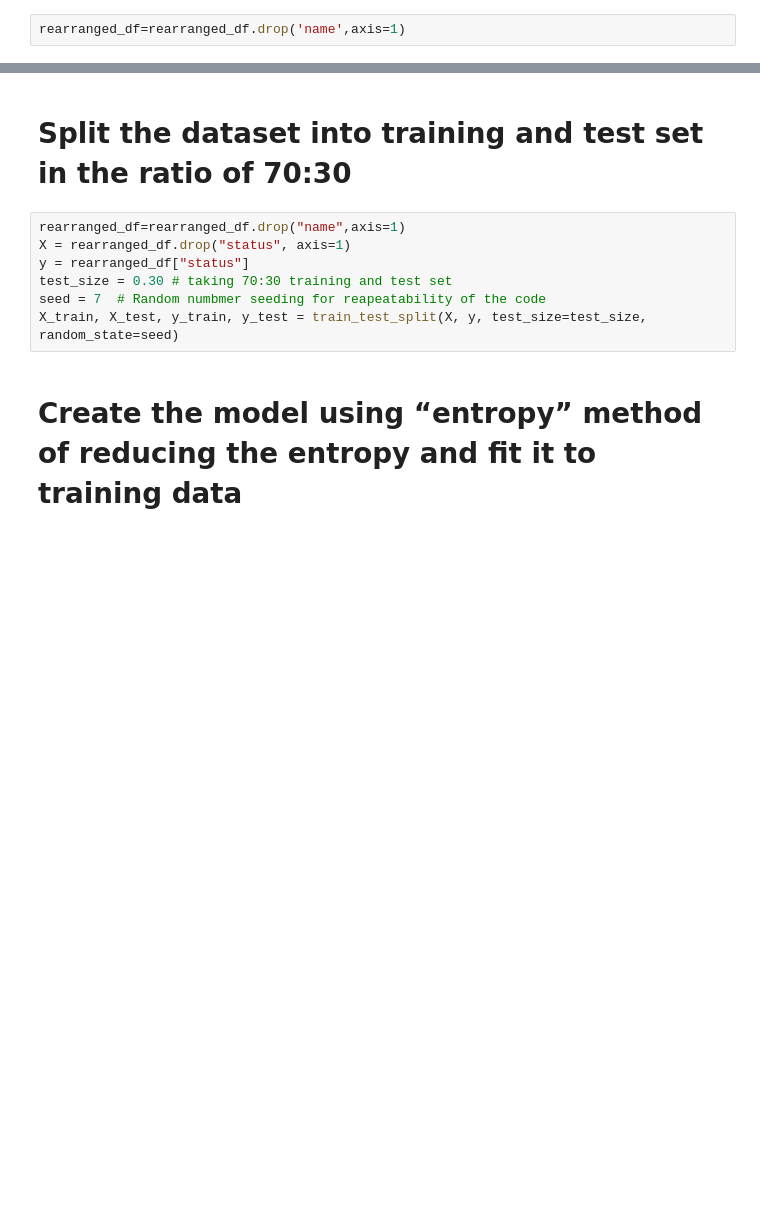
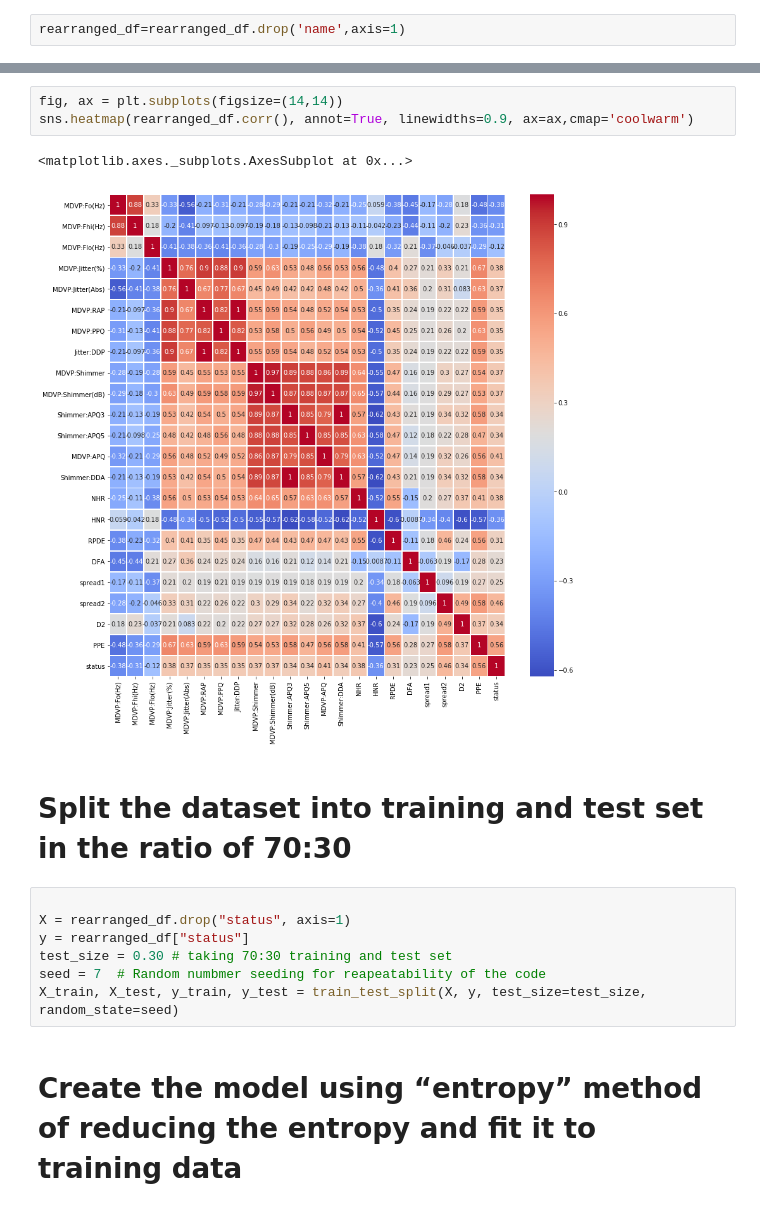
Before and after one commit to GreatLearningAIML1/bangalore-feb-batch-manishkumaraiml, a Jupyter notebook: EnsembleTechnique_R4_Project1.ipynb, the cells around one changed output, grey strips where cells are left out. Cells and saved outputs as stored; diff of their text form; blank space fills up the shorter version.

```diff
--- a/EnsembleTechnique_R4_Project1.ipynb
+++ b/EnsembleTechnique_R4_Project1.ipynb
@@ -186,7 +180,13 @@ bplot.set_xticklabels(bplot.get_xticklabels(),rotation=30)
+# %%
+fig, ax = plt.subplots(figsize=(14,14))
+sns.heatmap(rearranged_df.corr(), annot=True, linewidths=0.9, ax=ax,cmap='coolwarm')
+# %% [output]
+<matplotlib.axes._subplots.AxesSubplot at 0x...>
+[figure, added]
 # %% [markdown]
 # Split the dataset into training and test set in the ratio of 70:30
 # %%
-rearranged_df=rearranged_df.drop("name",axis=1)
+
 X = rearranged_df.drop("status", axis=1)
 y = rearranged_df["status"]
 test_size = 0.30 # taking 70:30 training and test set
```
Also changed, not shown: parts of 15 cells of this notebook.
